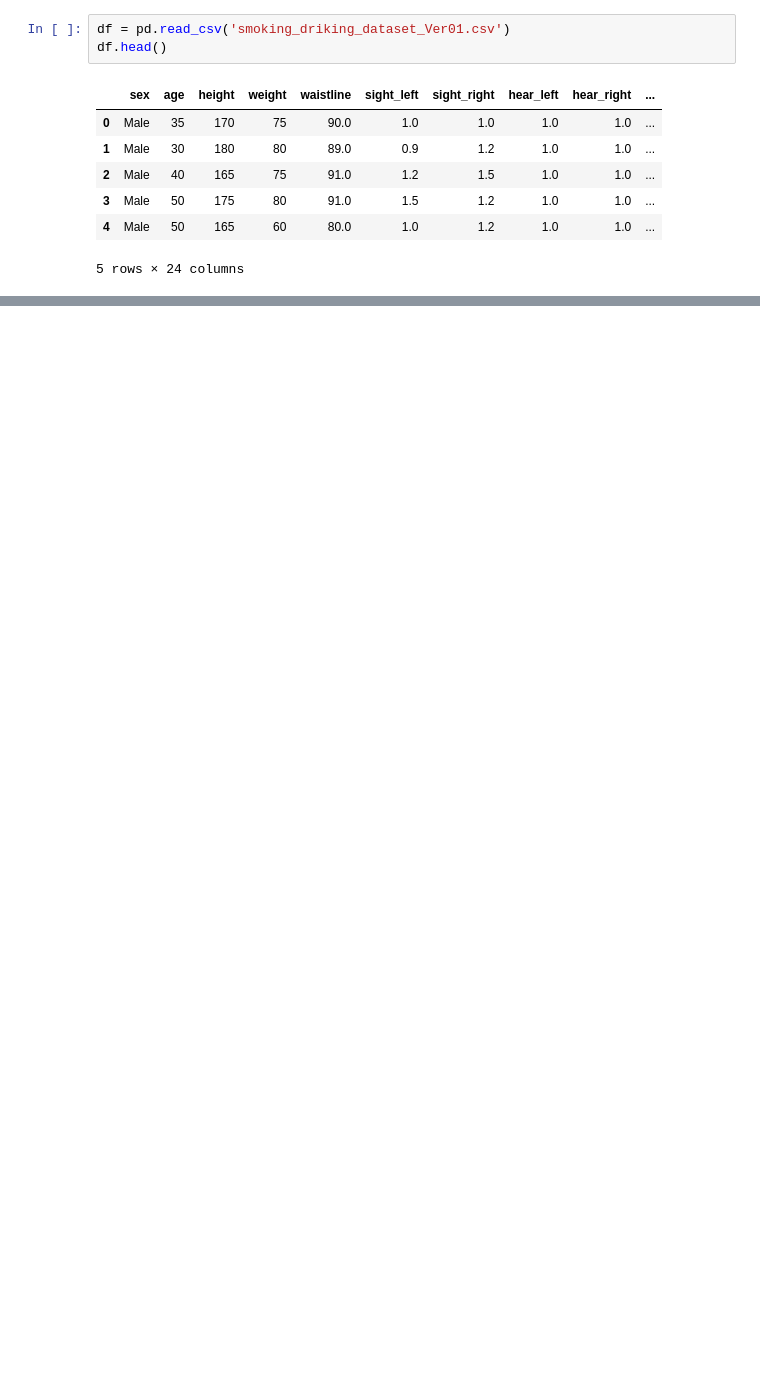
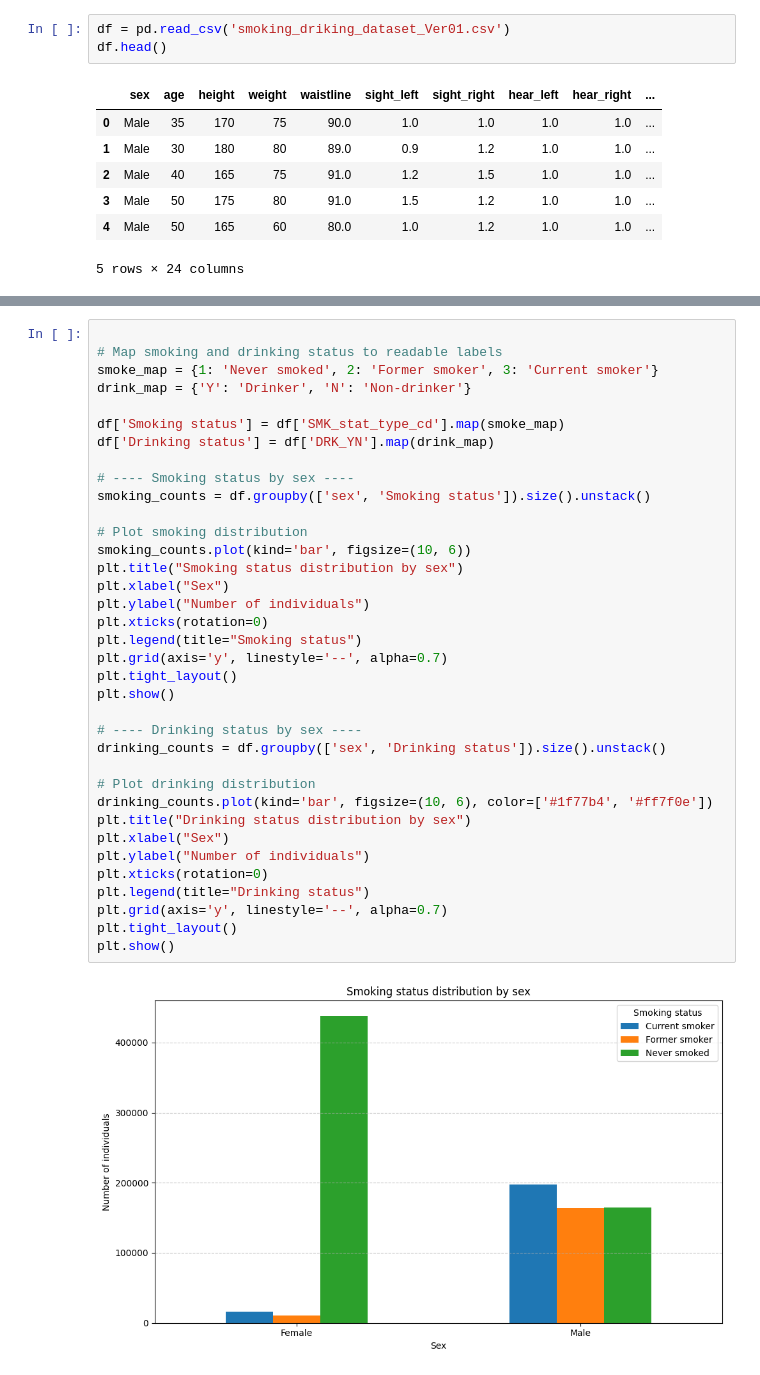
Before and after one commit to SaraSopr/AppliedDataScience, a Jupyter notebook: Group_project.ipynb, the cells around one changed output, grey strips where cells are left out. Saved outputs shown, nothing was run; the diff lists cells and outputs as text; blank space fills up the shorter version.

Commit message:
plot distribution

```diff
--- a/Group_project.ipynb
+++ b/Group_project.ipynb
@@ -13,0 +55,38 @@ df.head()
+# %%
+
+# Map smoking and drinking status to readable labels
+smoke_map = {1: 'Never smoked', 2: 'Former smoker', 3: 'Current smoker'}
+drink_map = {'Y': 'Drinker', 'N': 'Non-drinker'}
+
+df['Smoking status'] = df['SMK_stat_type_cd'].map(smoke_map)
+df['Drinking status'] = df['DRK_YN'].map(drink_map)
+
+# ---- Smoking status by sex ----
+smoking_counts = df.groupby(['sex', 'Smoking status']).size().unstack()
+
+# Plot smoking distribution
+smoking_counts.plot(kind='bar', figsize=(10, 6))
+plt.title("Smoking status distribution by sex")
+plt.xlabel("Sex")
+plt.ylabel("Number of individuals")
+plt.xticks(rotation=0)
+plt.legend(title="Smoking status")
+plt.grid(axis='y', linestyle='--', alpha=0.7)
+plt.tight_layout()
+plt.show()
+
+# ---- Drinking status by sex ----
+drinking_counts = df.groupby(['sex', 'Drinking status']).size().unstack()
+
+# Plot drinking distribution
+drinking_counts.plot(kind='bar', figsize=(10, 6), color=['#1f77b4', '#ff7f0e'])
+plt.title("Drinking status distribution by sex")
+plt.xlabel("Sex")
+plt.ylabel("Number of individuals")
+plt.xticks(rotation=0)
+plt.legend(title="Drinking status")
+plt.grid(axis='y', linestyle='--', alpha=0.7)
+plt.tight_layout()
+plt.show()
+# %% [output]
+[figure, added]
```
Also changed, not shown: parts of 4 cells of this notebook.
